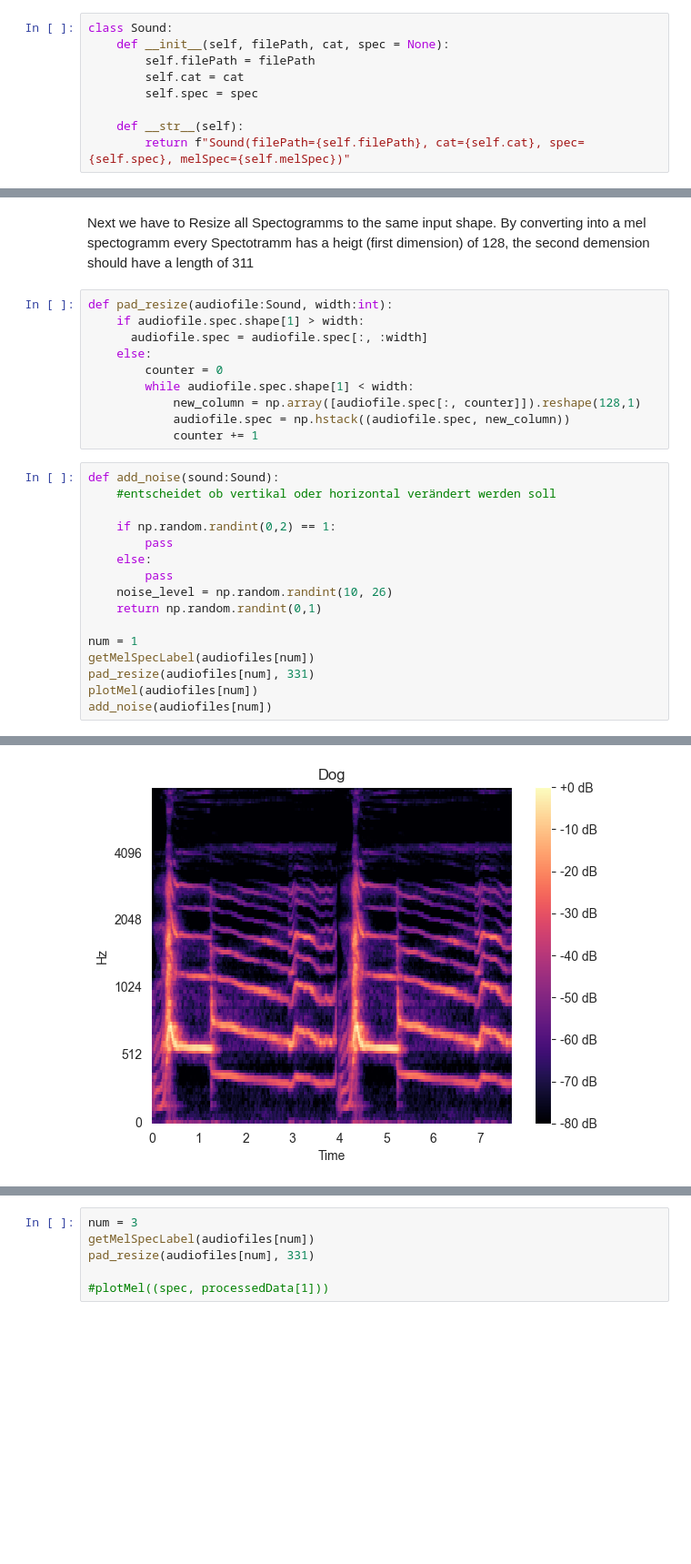
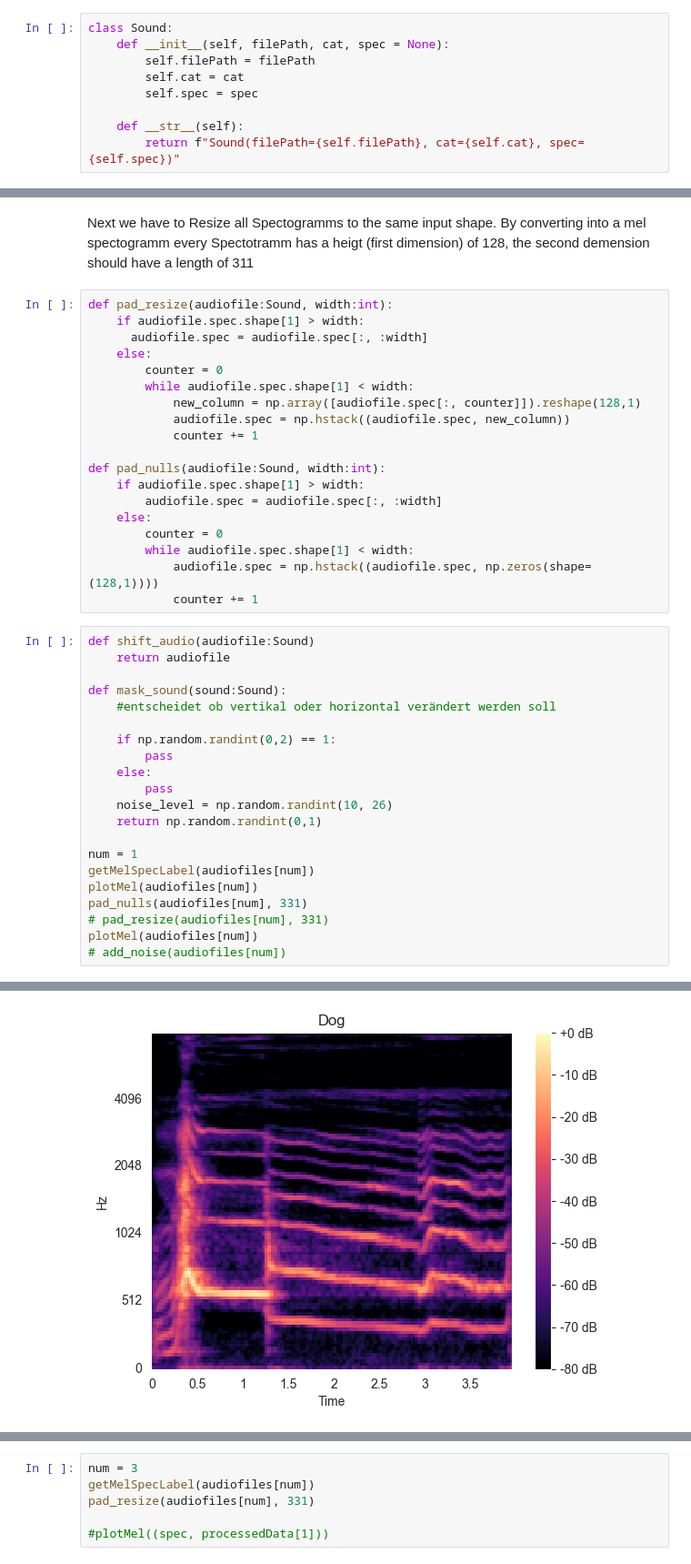
Before and after one commit to Amocon/Audio_Classification, a Jupyter notebook: melSpectogram.ipynb, the cells around one changed output, grey strips where cells are left out. Shown: that part at 91% size. Saved outputs shown, nothing was run; the diff lists cells and outputs as text; blank space fills up the shorter version.

```diff
--- a/melSpectogram.ipynb
+++ b/melSpectogram.ipynb
@@ -21,7 +23,7 @@ class Sound:
         self.spec = spec
 
     def __str__(self):
-        return f"Sound(filePath={self.filePath}, cat={self.cat}, spec={self.spec}, melSpec={self.melSpec})"
+        return f"Sound(filePath={self.filePath}, cat={self.cat}, spec={self.spec})"
 # %%
 audiofiles = []
 files = [f for f in os.listdir(DATA_DIR) if os.path.isfile(os.path.join(DATA_DIR, f))]
@@ -135,8 +139,20 @@ def pad_resize(audiofile:Sound, width:int):
             new_column = np.array([audiofile.spec[:, counter]]).reshape(128,1)
             audiofile.spec = np.hstack((audiofile.spec, new_column))
             counter += 1
+
+def pad_nulls(audiofile:Sound, width:int):
+    if audiofile.spec.shape[1] > width:
+        audiofile.spec = audiofile.spec[:, :width]
+    else:
+        counter = 0
+        while audiofile.spec.shape[1] < width:
+            audiofile.spec = np.hstack((audiofile.spec, np.zeros(shape=(128,1))))
+            counter += 1
 # %%
-def add_noise(sound:Sound):
+def shift_audio(audiofile:Sound)
+    return audiofile
+
+def mask_sound(sound:Sound):
     #entscheidet ob vertikal oder horizontal verändert werden soll
 
     if np.random.randint(0,2) == 1:
@@ -148,7 +164,9 @@ def add_noise(sound:Sound):
 
 num = 1
 getMelSpecLabel(audiofiles[num])
-pad_resize(audiofiles[num], 331)
 plotMel(audiofiles[num])
-add_noise(audiofiles[num])
+pad_nulls(audiofiles[num], 331)
+# pad_resize(audiofiles[num], 331)
+plotMel(audiofiles[num])
+# add_noise(audiofiles[num])
 # %% [output]
@@ -156 +173 @@ add_noise(audiofiles[num])
-[figure, old version]
+[figure, new version]
```
Also changed, not shown: parts of 9 cells of this notebook.
